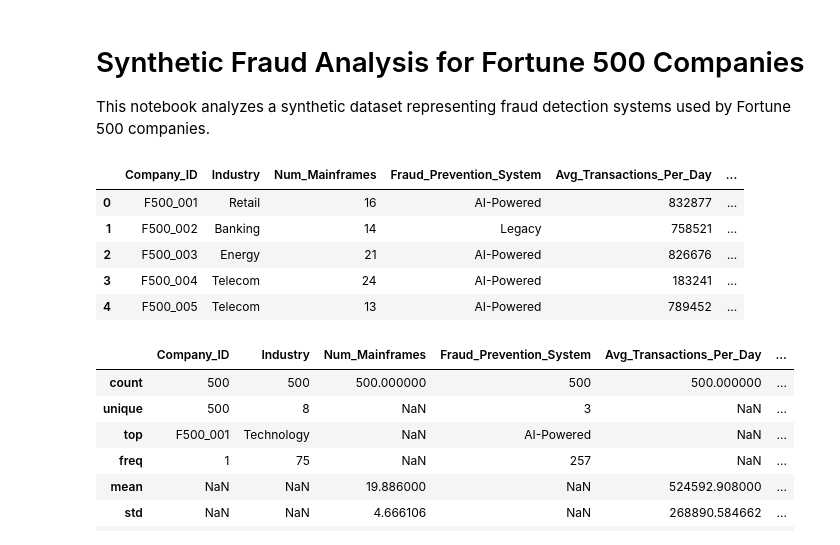
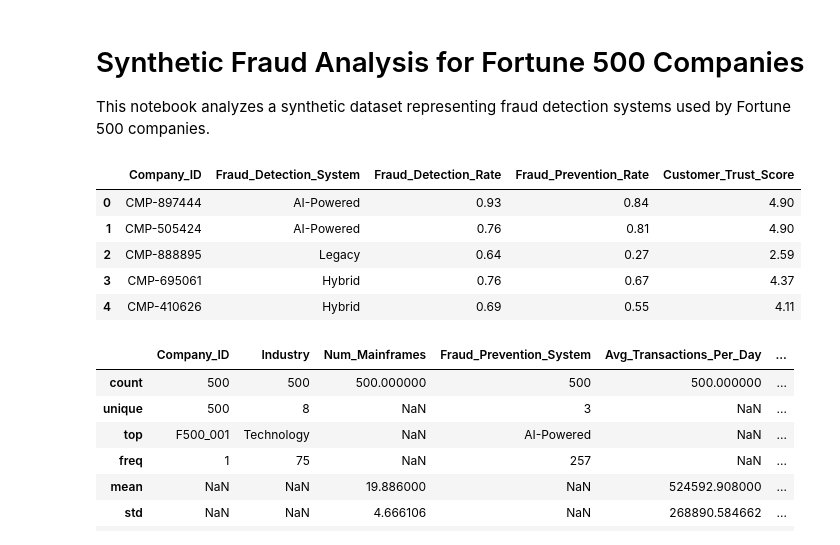
Before and after one commit to Swapnil2409/Financial-Fraud-Detection, a Jupyter notebook: Assignment-4/Fortune500_Fraud_Analysis.ipynb, the cells around one changed output. Saved outputs shown, nothing was run; the diff lists cells and outputs as text; code cells hidden in the pictures.

```diff
--- a/Assignment-4/Fortune500_Fraud_Analysis.ipynb
+++ b/Assignment-4/Fortune500_Fraud_Analysis.ipynb
@@ -8,15 +8,15 @@ import matplotlib.pyplot as plt
 import seaborn as sns
 # %%
 # Step 2: Load the dataset
-df = pd.read_csv('./data/Fortune500_Fraud_Analysis_Data.csv')
+df = pd.read_csv('./data/Fortune500_Fraud_Analysis_Updated.csv')
 df.head()
 # %% [output]
-|  | Company_ID | Industry | Num_Mainframes | Fraud_Prevention_System | Avg_Transactions_Per_Day | ... |
-| 0 | F500_001 | Retail | 16 | AI-Powered | 832877 | ... |
-| 1 | F500_002 | Banking | 14 | Legacy | 758521 | ... |
-| 2 | F500_003 | Energy | 21 | AI-Powered | 826676 | ... |
-| 3 | F500_004 | Telecom | 24 | AI-Powered | 183241 | ... |
-| 4 | F500_005 | Telecom | 13 | AI-Powered | 789452 | ... |
+|  | Company_ID | Fraud_Detection_System | Fraud_Detection_Rate | Fraud_Prevention_Rate | Customer_Trust_Score |
+| 0 | CMP-897444 | AI-Powered | 0.93 | 0.84 | 4.90 |
+| 1 | CMP-505424 | AI-Powered | 0.76 | 0.81 | 4.90 |
+| 2 | CMP-888895 | Legacy | 0.64 | 0.27 | 2.59 |
+| 3 | CMP-695061 | Hybrid | 0.76 | 0.67 | 4.37 |
+| 4 | CMP-410626 | Hybrid | 0.69 | 0.55 | 4.11 |
 # %%
 # Step 3: Summary statistics
 df.describe(include='all')
```
Also changed, not shown: parts of 3 cells of this notebook, 3 other files.
